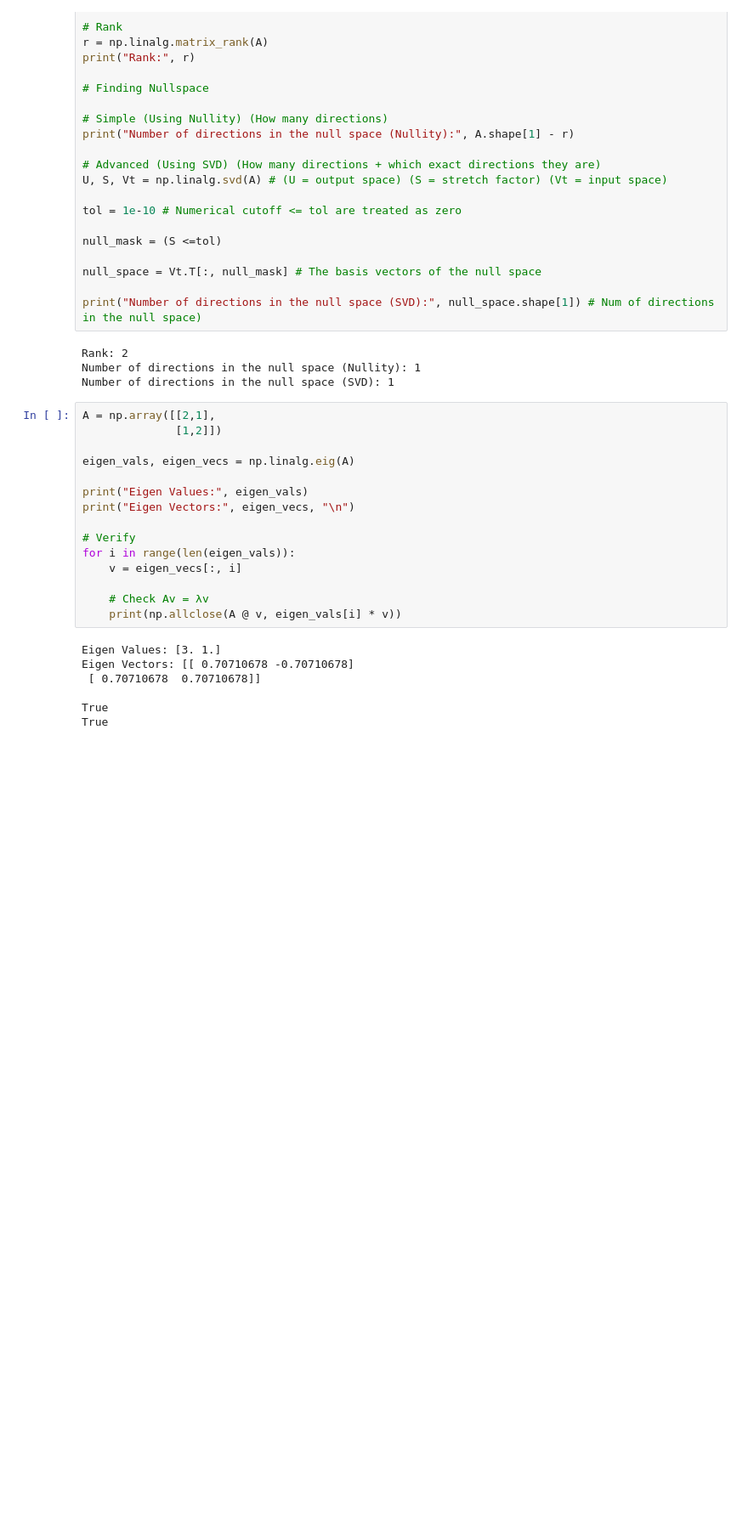
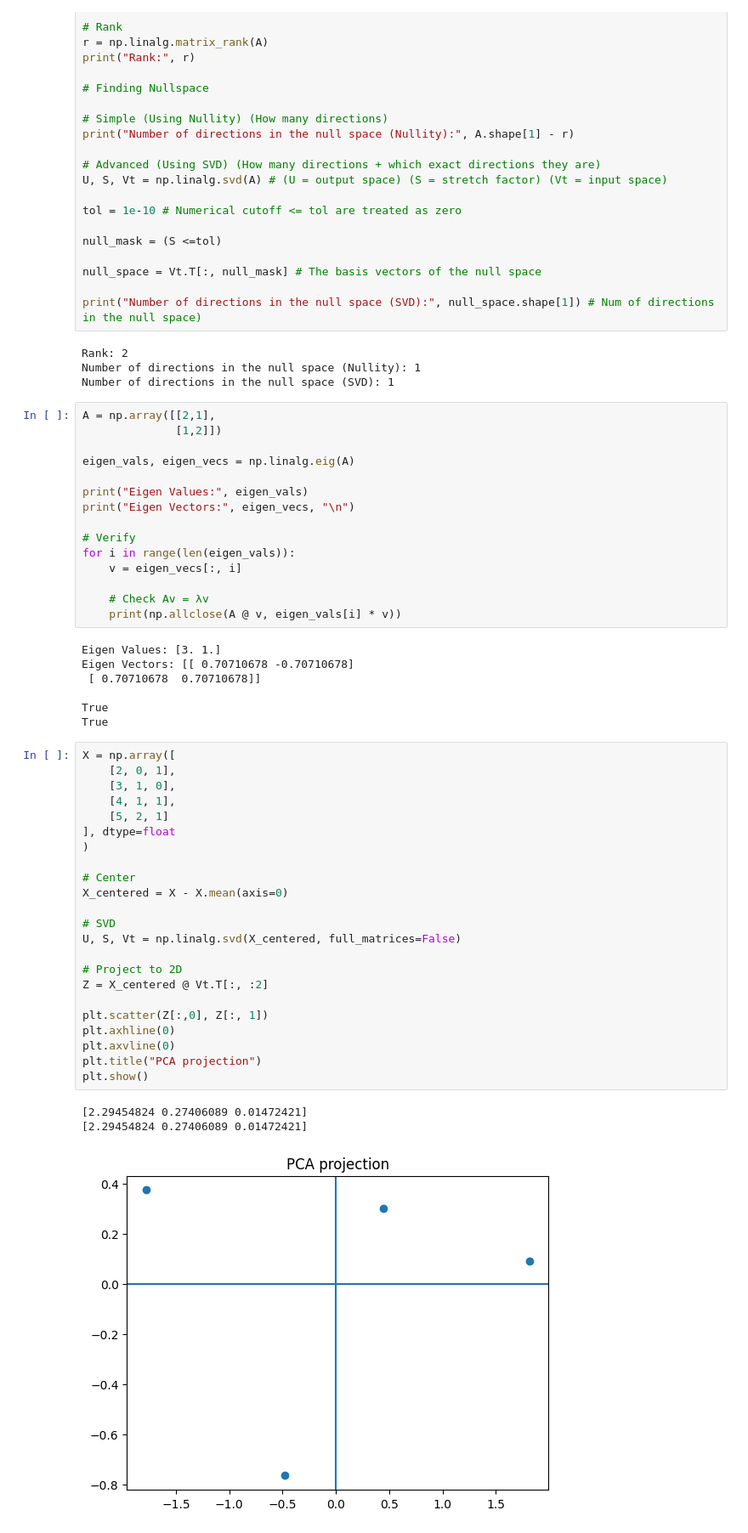
Before and after one commit to Yasir-4/data-science-practice, a Jupyter notebook: practice_2.ipynb, the cells around one changed output. Shown at 85% size. Cells and saved outputs as stored; diff of their text form; blank space fills up the shorter version.

```diff
--- a/practice_2.ipynb
+++ b/practice_2.ipynb
@@ -3994,3 +3994,30 @@ Eigen Vectors: [[ 0.70710678 -0.70710678]
 
 True
 True
+# %%
+X = np.array([
+    [2, 0, 1],
+    [3, 1, 0],
+    [4, 1, 1],
+    [5, 2, 1]
+], dtype=float
+)
+
+# Center
+X_centered = X - X.mean(axis=0)
+
+# SVD
+U, S, Vt = np.linalg.svd(X_centered, full_matrices=False)
+
+# Project to 2D
+Z = X_centered @ Vt.T[:, :2]
+
+plt.scatter(Z[:,0], Z[:, 1])
+plt.axhline(0)
+plt.axvline(0)
+plt.title("PCA projection")
+plt.show()
+# %% [output]
+[2.29454824 0.27406089 0.01472421]
+[2.29454824 0.27406089 0.01472421]
+[figure, added]
```
Also changed, not shown: parts of 1 cell of this notebook.
